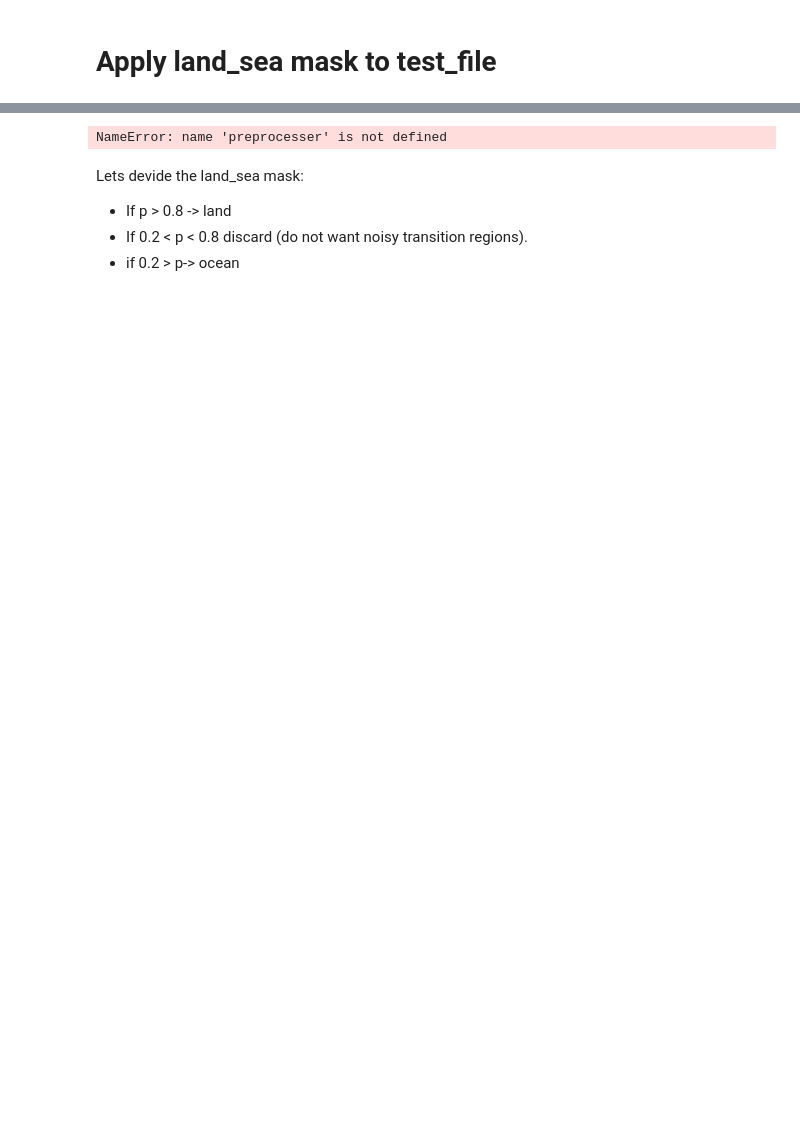
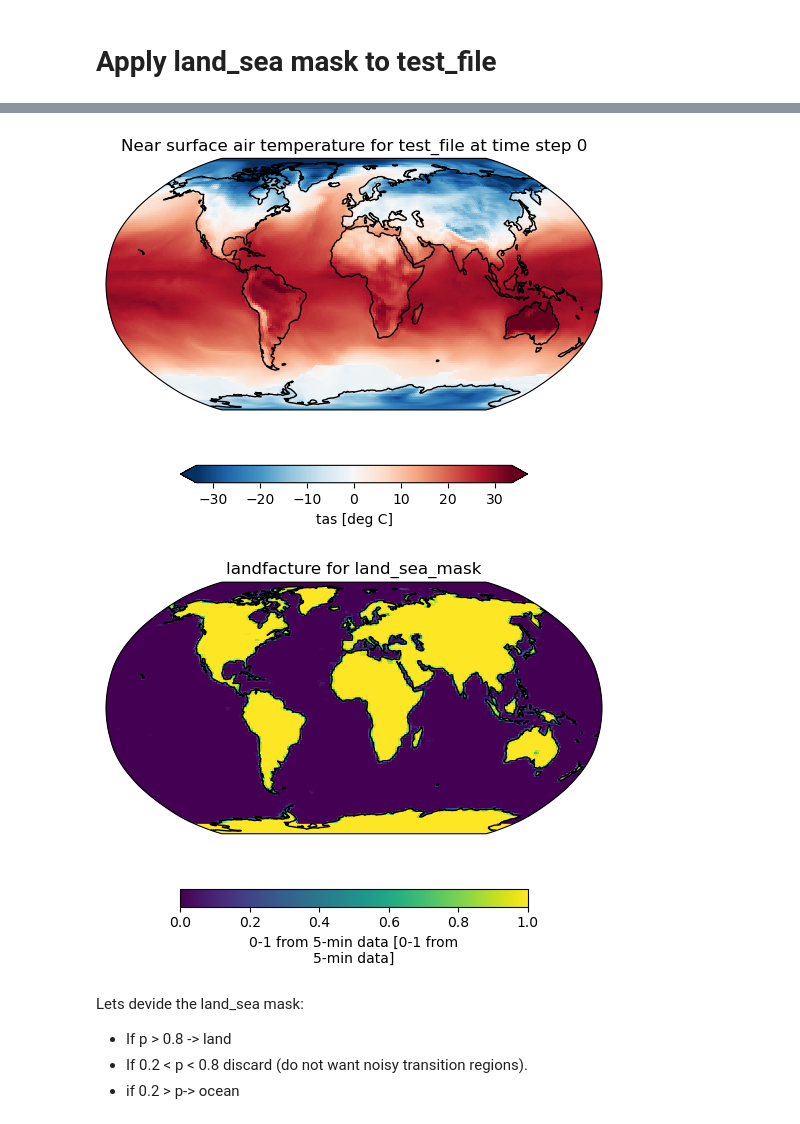
Before and after one commit to Johannesfjeldsaa/Masterthesis_S23, a Jupyter notebook: 01 - Test land-sea masking.ipynb, the cells around one changed output, grey strips where cells are left out. Cells and saved outputs as stored; diff of their text form; code cells hidden in the pictures; blank space fills up the shorter version.

```diff
--- a/01 - Test land-sea masking.ipynb
+++ b/01 - Test land-sea masking.ipynb
@@ -145,12 +166,14 @@ def plot_on_map(data,
     plt.show()
 # %%
 as_celsius = preprocesser.covert_from_K_to_C(test_file.isel(time=0), 'tas')
-plot_on_globe(as_celsius.tas,
+
+plot_on_map(as_celsius.tas,
               cmap='RdBu_r',
               title='Near surface air temperature for test_file at time step 0')
-plot_on_globe(land_sea_mask.isel(time=0).landfrac, title='landfacture for land_sea_mask')
+plot_on_map(land_sea_mask.isel(time=0).landfrac, title='landfacture for land_sea_mask')
 # %% [output]
-NameError: name 'preprocesser' is not defined
+[figure, added]
+[figure, added]
 # %% [markdown]
 Lets devide the land_sea mask:
 - If p > 0.8 -> land
```
Also changed, not shown: parts of 10 cells of this notebook, 1 other file.
